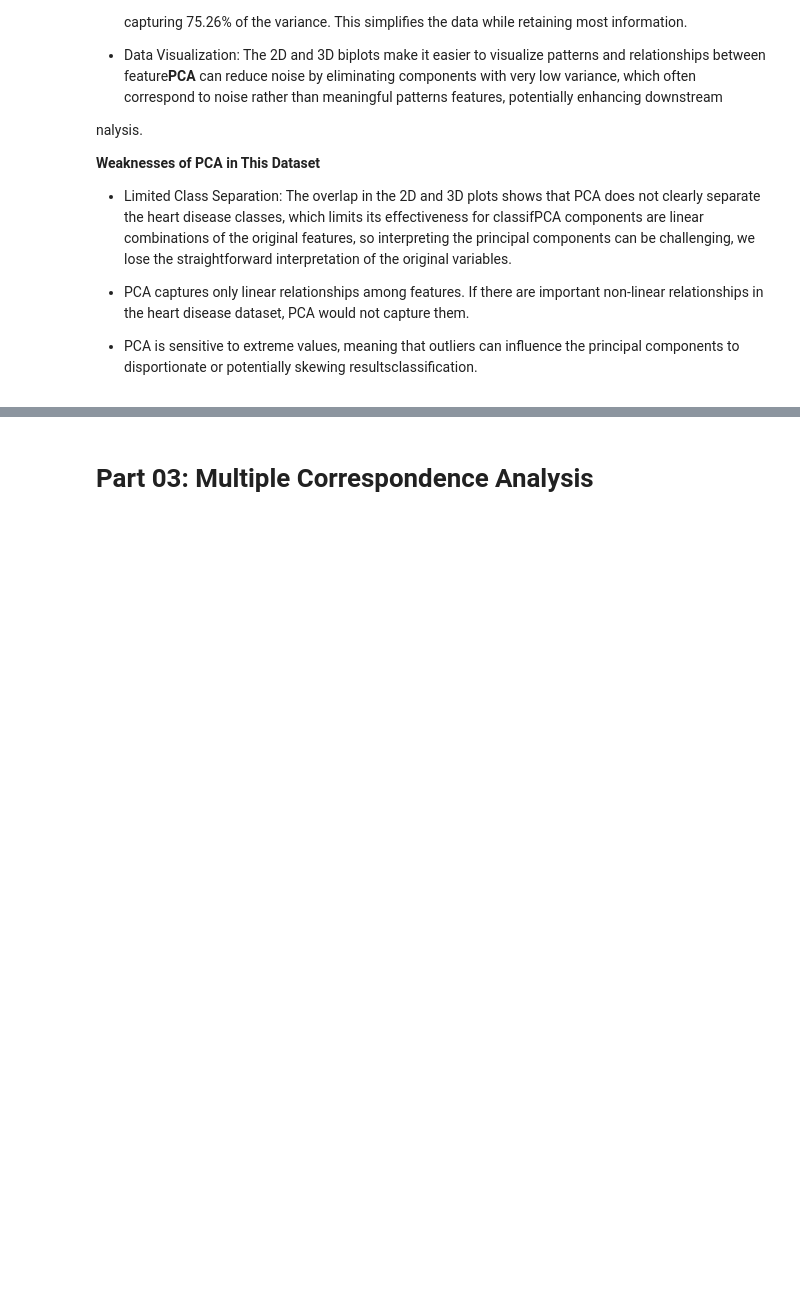
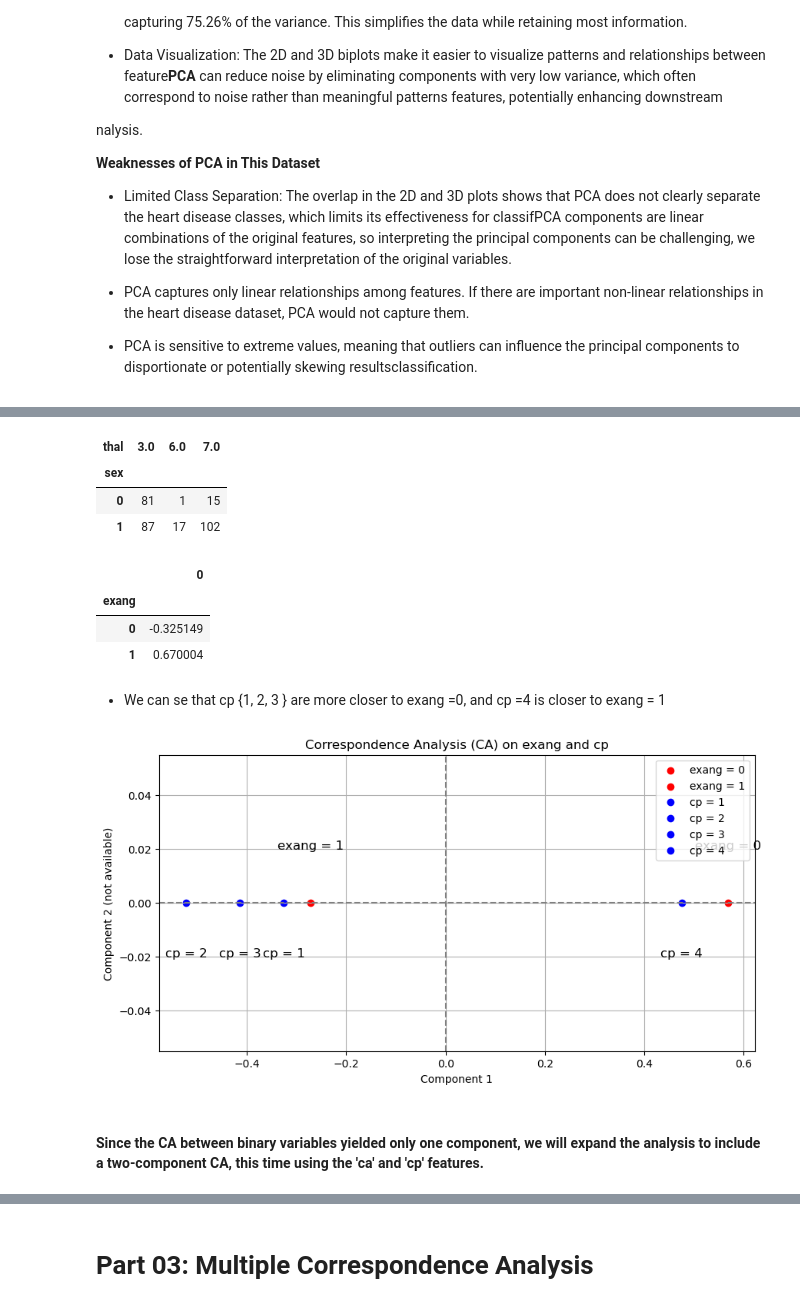
Before and after one commit to LynaMahdi/Comparative-analysis-of-PCA-CA-and-MCA, a Jupyter notebook: Heart-Disease-Analysis.ipynb, the cells around one changed output, grey strips where cells are left out. Saved outputs shown, nothing was run; the diff lists cells and outputs as text; code cells hidden in the pictures; blank space fills up the shorter version.

```diff
--- a/Heart-Disease-Analysis.ipynb
+++ b/Heart-Disease-Analysis.ipynb
@@ -601,0 +787,68 @@ nalysis.
+# %%
+
+ca = prince.CA(n_components=2,
+                n_iter=3,
+                copy=True,
+                check_input=True,
+                engine='sklearn',
+                random_state=42)
+ca = ca.fit(exang_cp__contingancyTab)
+sex_thal_contingancyTab
+# %% [output]
+| thal | 3.0 | 6.0 | 7.0 |
+| sex |  |  |  |
+| 0 | 81 | 1 | 15 |
+| 1 | 87 | 17 | 102 |
+# %%
+row_coords = ca.row_coordinates(exang_cp__contingancyTab)
+
+col_coords = ca.column_coordinates(exang_cp__contingancyTab)
+row_coords
+# %% [output]
+|  | 0 |
+| exang |  |
+| 0 | -0.325149 |
+| 1 | 0.670004 |
+# %% [markdown]
+* We can se that cp {1, 2, 3 } are more closer to exang =0, and cp =4 is closer to exang = 1
+# %%
+exang_coords = {
+    0:-0.318298,
+    1:0.656285
+}
+
+#col_coords
+thal_coords = {
+    1:-0.325578,
+    2:-0.522351,
+    3:-0.413821,
+    4:0.474864
+}
+
+plt.figure(figsize=(10, 5))
+
+# Tracer les points pour 'sex'
+for key, value in sex_coords.items():
+    plt.scatter(value, 0, label=f'exang = {key}', color='red')
+    plt.text(value, 0.02, f'exang = {key}', ha='center', fontsize=12)
+
+# Tracer les points pour 'thal'
+for key, value in thal_coords.items():
+    plt.scatter(value, 0, label=f'cp = {key}', color='blue')
+    plt.text(value, -0.02, f'cp = {key}', ha='center', fontsize=12)
+
+# Lignes de référence
+plt.axhline(0, color='gray', linestyle='--')
+plt.axvline(0, color='gray', linestyle='--')
+
+# Titres et légendes
+plt.title('Correspondence Analysis (CA) on exang and cp')
+plt.xlabel('Component 1')
+plt.ylabel('Component 2 (not available)')
+plt.grid(True)
+plt.legend()
+plt.show()
+# %% [output]
+[figure, added]
+# %% [markdown]
+#### Since the CA between binary variables yielded only one component, we will expand the analysis to include a two-component CA, this time using the 'ca' and 'cp' features.
```
Also changed, not shown: parts of 36 cells of this notebook.
